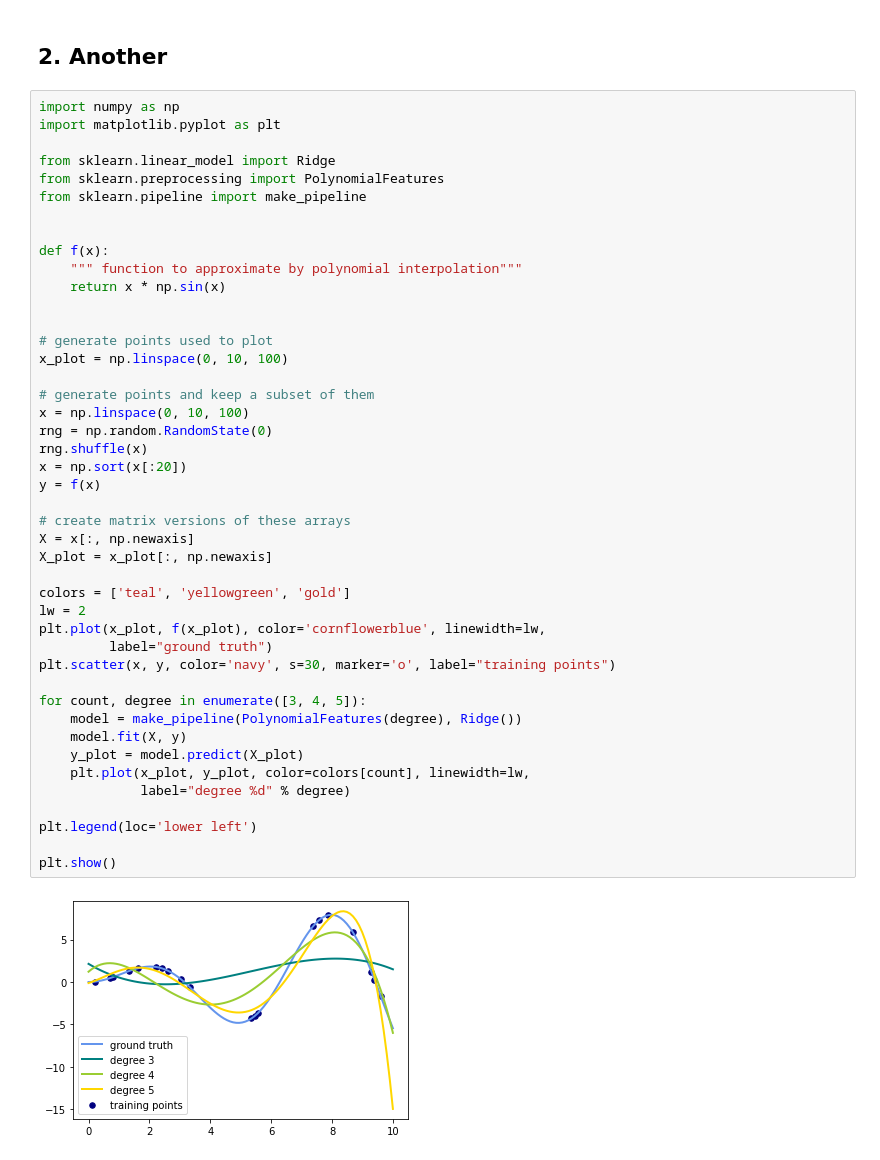
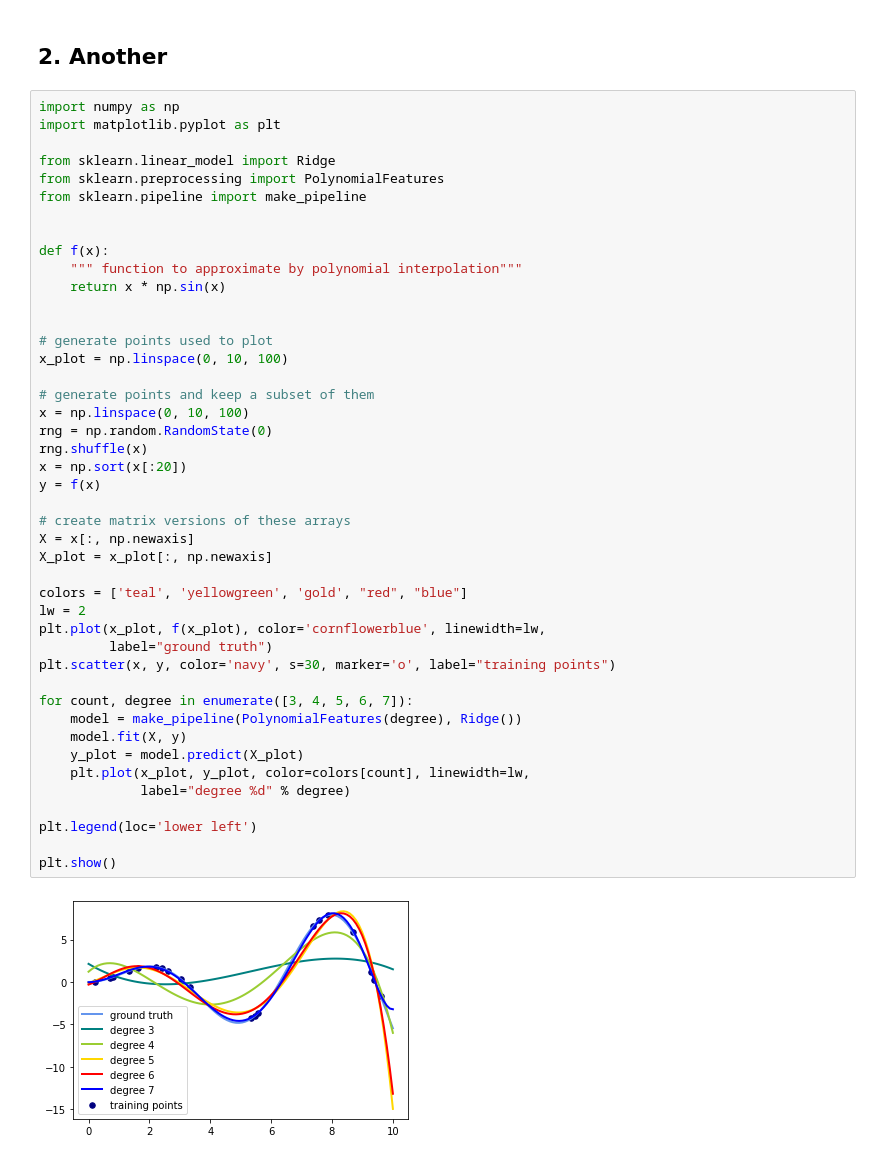
Before and after one commit to leo90rc/Leonardo.DataScience, a Jupyter notebook: week9_ML_svm_poly_norm/day3_cicd_encoding_metrics_knn_svm_nlr/non_linear_regression/theory/non-linear-regression_PolynomialFeatures.ipynb, the cells around one changed output. Drawn from its saved outputs; the diff is of its cells as text.

```diff
--- a/week9_ML_svm_poly_norm/day3_cicd_encoding_metrics_knn_svm_nlr/non_linear_regression/theory/non-linear-regression_PolynomialFeatures.ipynb
+++ b/week9_ML_svm_poly_norm/day3_cicd_encoding_metrics_knn_svm_nlr/non_linear_regression/theory/non-linear-regression_PolynomialFeatures.ipynb
@@ -371,33 +374,33 @@ def f(x):
 
 # generate points used to plot
 x_plot = np.linspace(0, 10, 100)
 
 # generate points and keep a subset of them
 x = np.linspace(0, 10, 100)
 rng = np.random.RandomState(0)
 rng.shuffle(x)
 x = np.sort(x[:20])
 y = f(x)
 
 # create matrix versions of these arrays
 X = x[:, np.newaxis]
 X_plot = x_plot[:, np.newaxis]
 
-colors = ['teal', 'yellowgreen', 'gold']
+colors = ['teal', 'yellowgreen', 'gold', "red", "blue"]
 lw = 2
 plt.plot(x_plot, f(x_plot), color='cornflowerblue', linewidth=lw,
          label="ground truth")
 plt.scatter(x, y, color='navy', s=30, marker='o', label="training points")
 
-for count, degree in enumerate([3, 4, 5]):
+for count, degree in enumerate([3, 4, 5, 6, 7]):
     model = make_pipeline(PolynomialFeatures(degree), Ridge())
     model.fit(X, y)
     y_plot = model.predict(X_plot)
     plt.plot(x_plot, y_plot, color=colors[count], linewidth=lw,
              label="degree %d" % degree)
 
 plt.legend(loc='lower left')
 
 plt.show()
 # %% [output]
-[figure, old version]
+[figure, new version]
```
Also changed, not shown: parts of 13 cells of this notebook, 18 other files.
